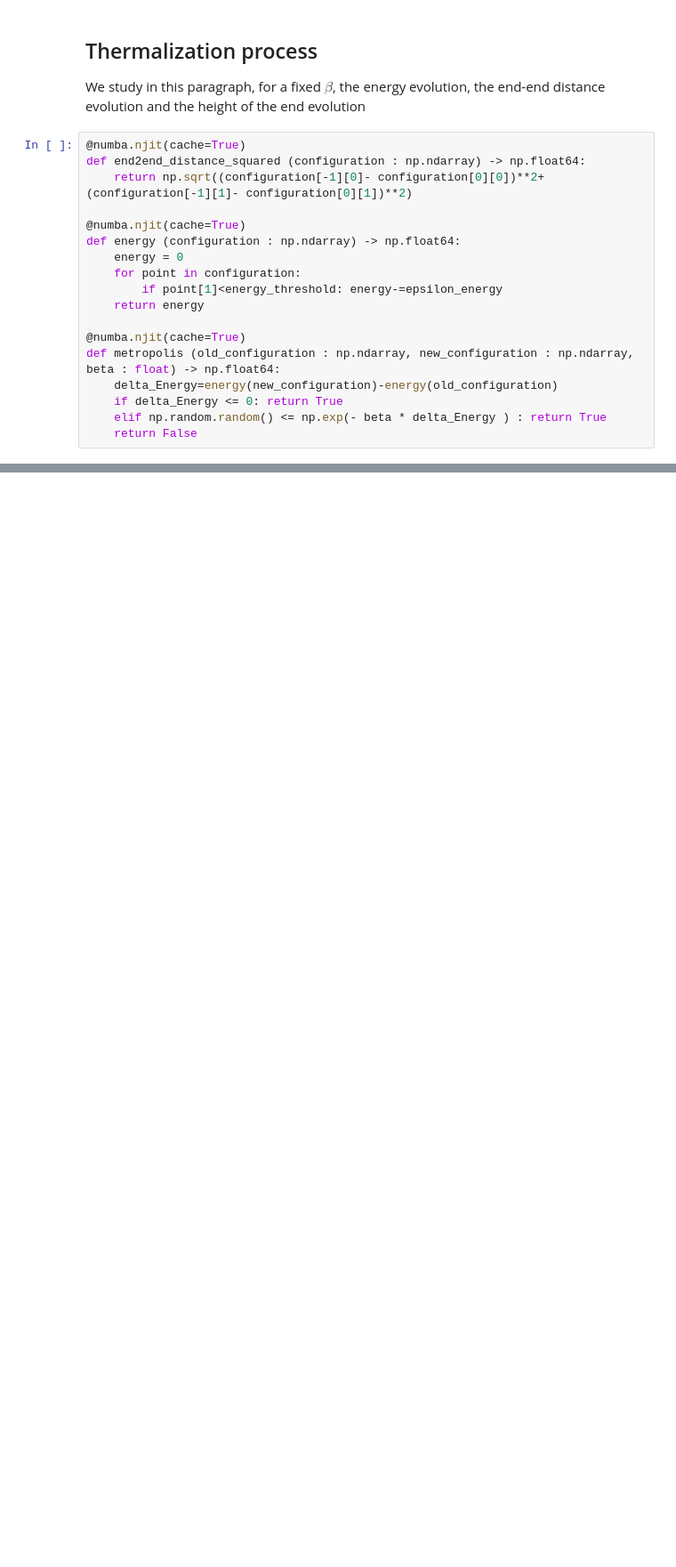
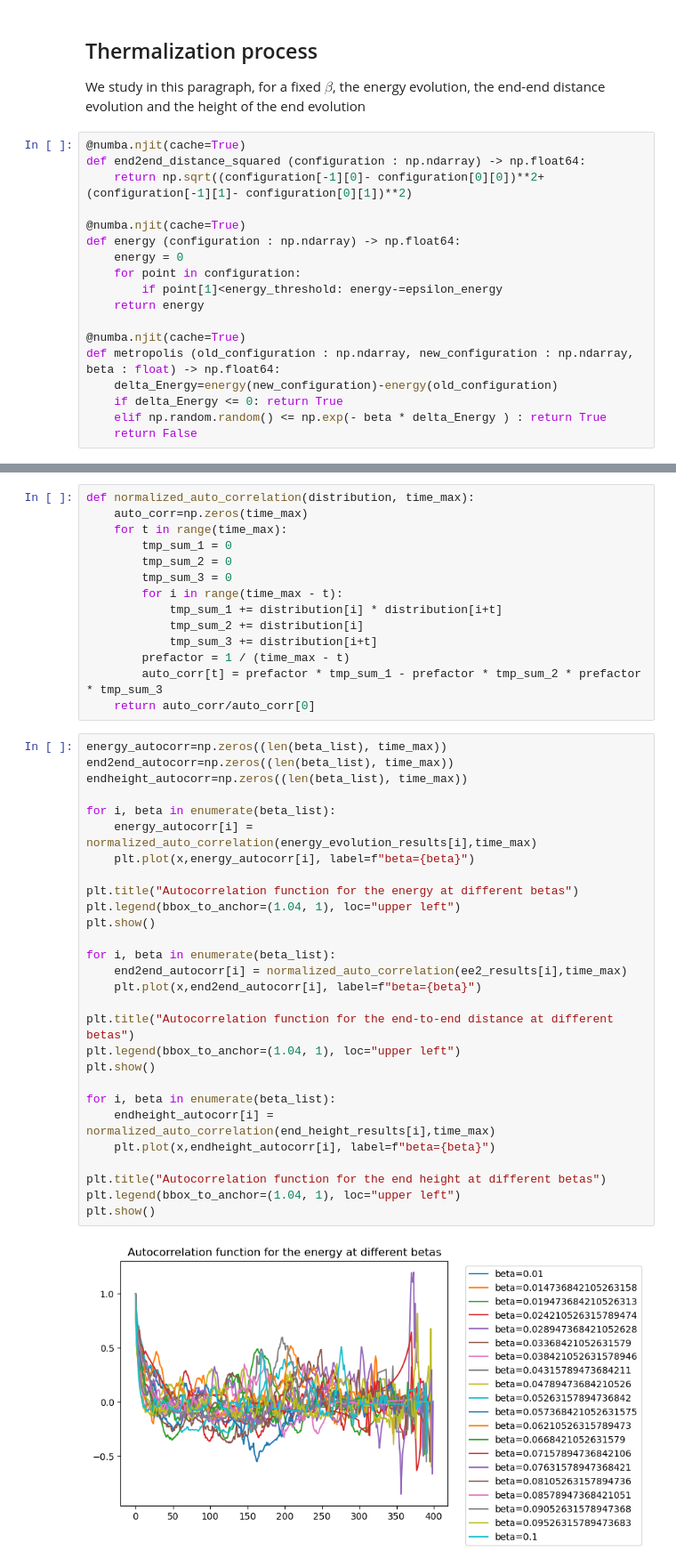
Before and after one commit to nunziatodamino/NMSM_2024, a Jupyter notebook: Block 1/Exercise 6 - Multiple Markov chains (MMC).ipynb, the cells around one changed output, grey strips where cells are left out. Shown at 89% size. Cells and saved outputs as stored; diff of their text form; blank space fills up the shorter version.

```diff
--- a/Block 1/Exercise 6 - Multiple Markov chains (MMC).ipynb
+++ b/Block 1/Exercise 6 - Multiple Markov chains (MMC).ipynb
@@ -204,0 +219,44 @@ plt.show()
+# %%
+def normalized_auto_correlation(distribution, time_max):
+    auto_corr=np.zeros(time_max)
+    for t in range(time_max):
+        tmp_sum_1 = 0
+        tmp_sum_2 = 0
+        tmp_sum_3 = 0
+        for i in range(time_max - t):
+            tmp_sum_1 += distribution[i] * distribution[i+t]
+            tmp_sum_2 += distribution[i]
+            tmp_sum_3 += distribution[i+t]
+        prefactor = 1 / (time_max - t)
+        auto_corr[t] = prefactor * tmp_sum_1 - prefactor * tmp_sum_2 * prefactor * tmp_sum_3
+    return auto_corr/auto_corr[0]
+# %%
+energy_autocorr=np.zeros((len(beta_list), time_max))
+end2end_autocorr=np.zeros((len(beta_list), time_max))
+endheight_autocorr=np.zeros((len(beta_list), time_max))
+
+for i, beta in enumerate(beta_list):
+    energy_autocorr[i] = normalized_auto_correlation(energy_evolution_results[i],time_max)
+    plt.plot(x,energy_autocorr[i], label=f"beta={beta}")
+
+plt.title("Autocorrelation function for the energy at different betas")
+plt.legend(bbox_to_anchor=(1.04, 1), loc="upper left")
+plt.show()
+
+for i, beta in enumerate(beta_list):
+    end2end_autocorr[i] = normalized_auto_correlation(ee2_results[i],time_max)
+    plt.plot(x,end2end_autocorr[i], label=f"beta={beta}")
+
+plt.title("Autocorrelation function for the end-to-end distance at different betas")
+plt.legend(bbox_to_anchor=(1.04, 1), loc="upper left")
+plt.show()
+
+for i, beta in enumerate(beta_list):
+    endheight_autocorr[i] = normalized_auto_correlation(end_height_results[i],time_max)
+    plt.plot(x,endheight_autocorr[i], label=f"beta={beta}")
+
+plt.title("Autocorrelation function for the end height at different betas")
+plt.legend(bbox_to_anchor=(1.04, 1), loc="upper left")
+plt.show()
+# %% [output]
+[figure, added]
```
Also changed, not shown: parts of 7 cells of this notebook, 8 other files.
